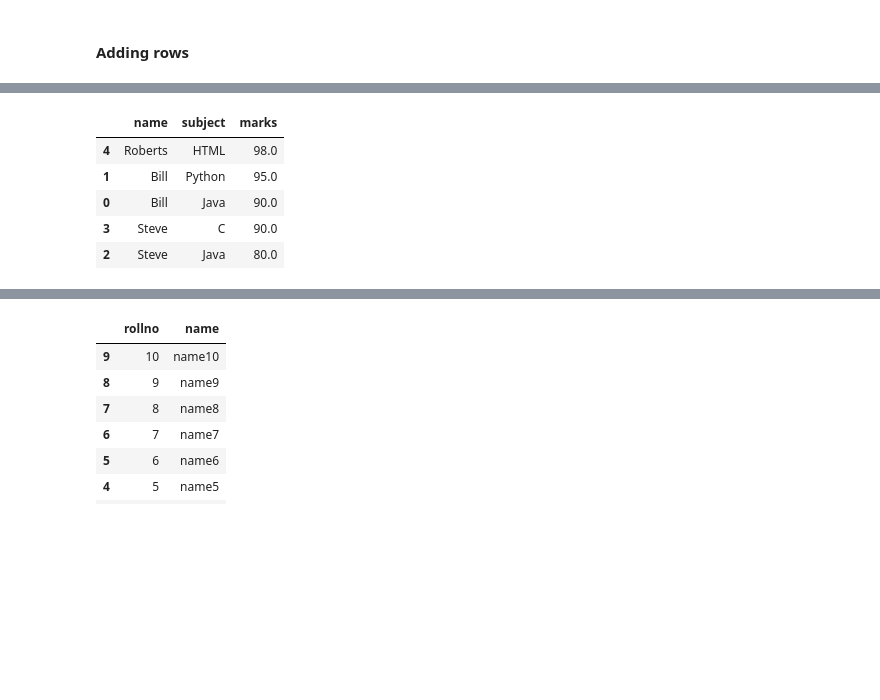
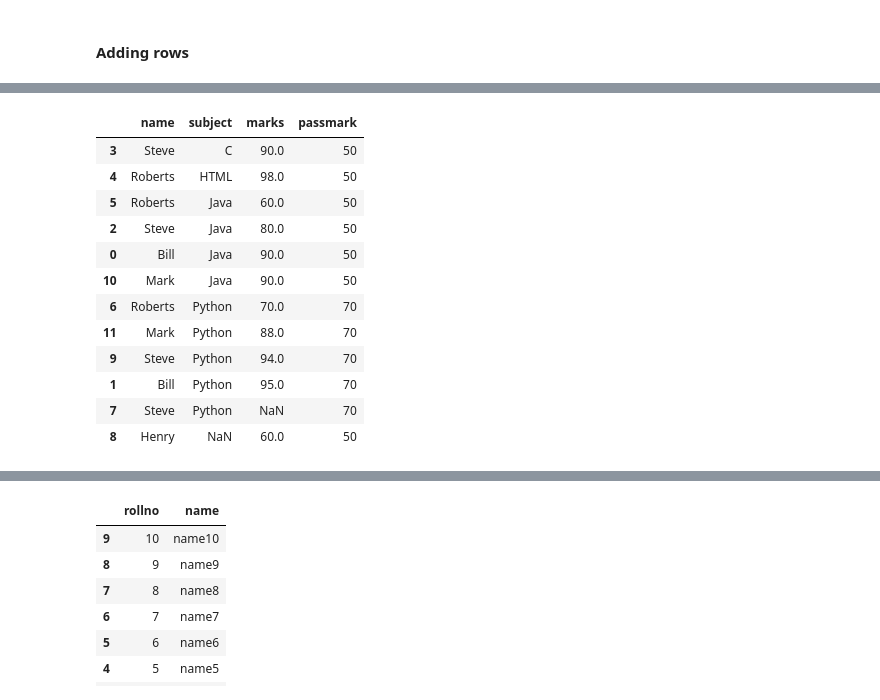
Before and after one commit to SaiPrathek/DS_01_MAY_2020, a Jupyter notebook: pandas/marks_df.ipynb, the cells around one changed output, grey strips where cells are left out. Cells and saved outputs as stored; diff of their text form; code cells hidden in the pictures; blank space fills up the shorter version.

```diff
--- a/pandas/marks_df.ipynb
+++ b/pandas/marks_df.ipynb
@@ -255,2 +331,2 @@ df.loc[11] = ['Mark','Python',88]
 # %%
-df.drop(11, inplace=True)
+df.drop([11,10])
@@ -257,4 +363,2 @@ df.drop(11, inplace=True)
 # %%
 df['passmark'] = 50
-# %%
-df.loc[ df.subject == 'Python', 'passmark'] = 60
@@ -278,0 +381,2 @@ df
+# %%
+df.loc[ df.subject == 'Python', 'passmark'] = 70  # Change passmark for Python
@@ -279,9 +397,16 @@ df
 # %%
-df.sort_values(by='marks', ascending=False).head()
+df.sort_values(by=['subject','marks'])
 # %% [output]
-|  | name | subject | marks |
-| 4 | Roberts | HTML | 98.0 |
-| 1 | Bill | Python | 95.0 |
-| 0 | Bill | Java | 90.0 |
-| 3 | Steve | C | 90.0 |
-| 2 | Steve | Java | 80.0 |
+|  | name | subject | marks | passmark |
+| 3 | Steve | C | 90.0 | 50 |
+| 4 | Roberts | HTML | 98.0 | 50 |
+| 5 | Roberts | Java | 60.0 | 50 |
+| 2 | Steve | Java | 80.0 | 50 |
+| 0 | Bill | Java | 90.0 | 50 |
+| 10 | Mark | Java | 90.0 | 50 |
+| 6 | Roberts | Python | 70.0 | 70 |
+| 11 | Mark | Python | 88.0 | 70 |
+| 9 | Steve | Python | 94.0 | 70 |
+| 1 | Bill | Python | 95.0 | 70 |
+| 7 | Steve | Python | NaN | 70 |
+| 8 | Henry | NaN | 60.0 | 50 |
```
Also changed, not shown: parts of 21 cells of this notebook.
